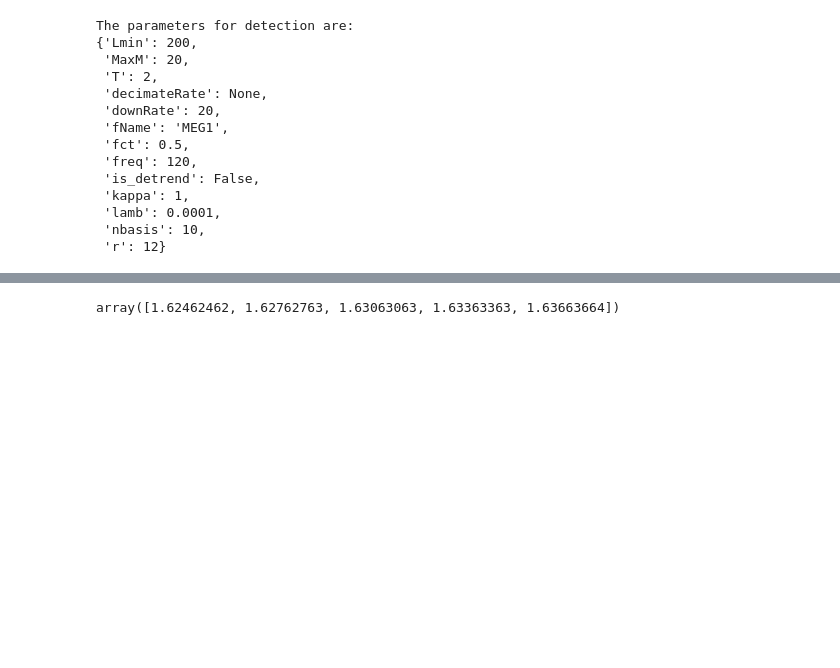
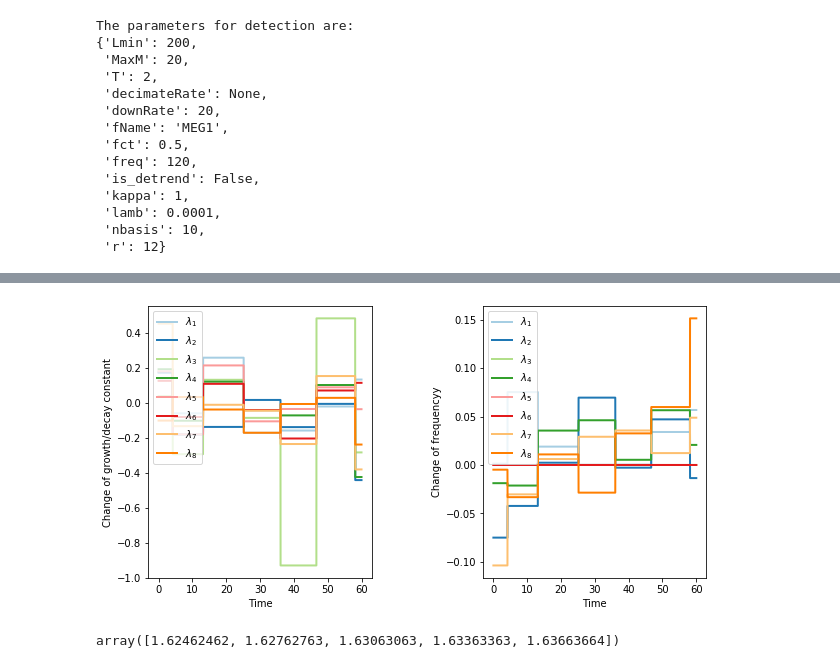
Before and after one commit to JINhuaqing/TVDN-simu, a Jupyter notebook: realdata/MEG-eye-data02st1026.ipynb, the cells around one changed output, grey strips where cells are left out. Drawn from its saved outputs; the diff is of its cells as text; code cells hidden in the pictures; blank space fills up the shorter version.

Commit message:
add eigen curve

```diff
--- a/realdata/MEG-eye-data02st1026.ipynb
+++ b/realdata/MEG-eye-data02st1026.ipynb
@@ -182,5 +183,9 @@ detRaw.PlotEcpts(GT=gtSt02.cpts)
 +-------------+---------------------------------------+-------------------+------+
 [figure]
+# %%
+detRaw.PlotEigenCurve()
+# %% [output]
+[figure, added]
 # %%
 detRaw.kappas[detRaw.numchgs==6]
 # %% [output]
```
Also changed, not shown: parts of 5 cells of this notebook, 1 other file.
